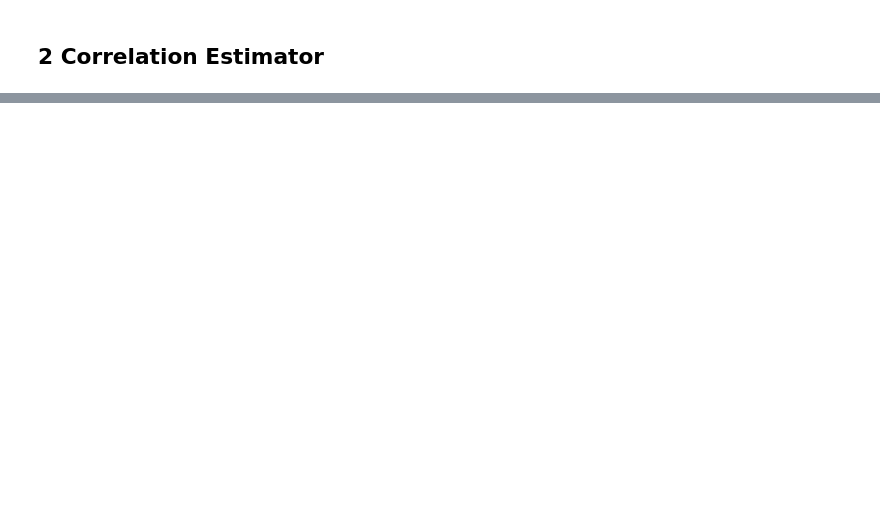
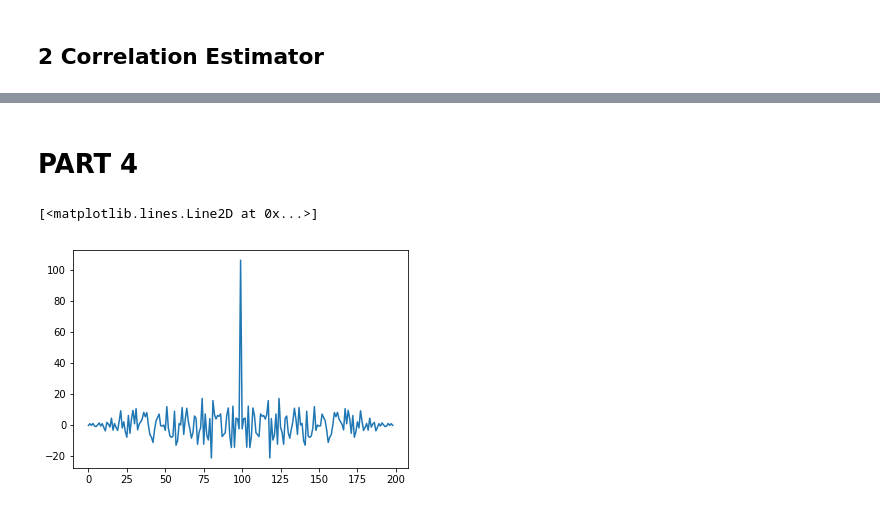
Before and after one commit to jsiloto/Processos-Estocasticos, a Jupyter notebook: project_3/Projeto3_estimador.ipynb, the cells around one changed output, grey strips where cells are left out. Saved outputs shown, nothing was run; the diff lists cells and outputs as text; code cells hidden in the pictures; blank space fills up the shorter version.

```diff
--- a/project_3/Projeto3_estimador.ipynb
+++ b/project_3/Projeto3_estimador.ipynb
@@ -137,0 +185,8 @@ Estimation error = 1.0000730420902055
+# %% [markdown]
+# PART 4
+# %%
+w_corr = np.convolve(w, w[::-1])
+plt.plot(w_corr)
+# %% [output]
+[<matplotlib.lines.Line2D at 0x...>]
+[figure, added]
```
Also changed, not shown: parts of 7 cells of this notebook.
